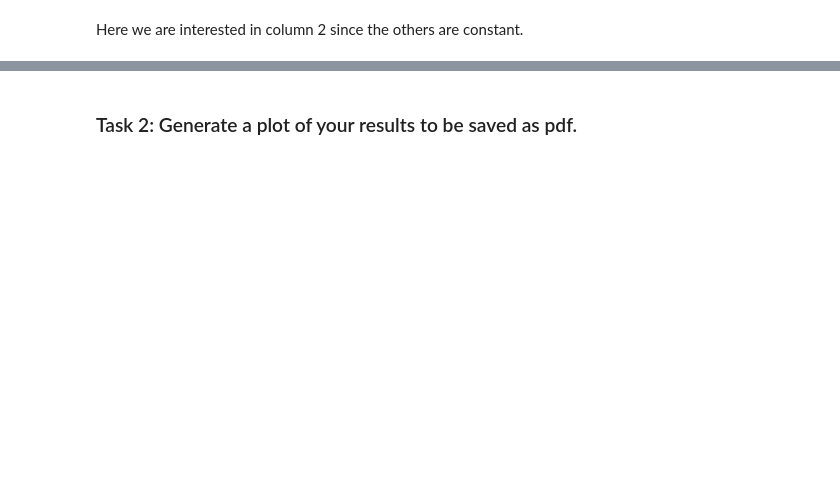
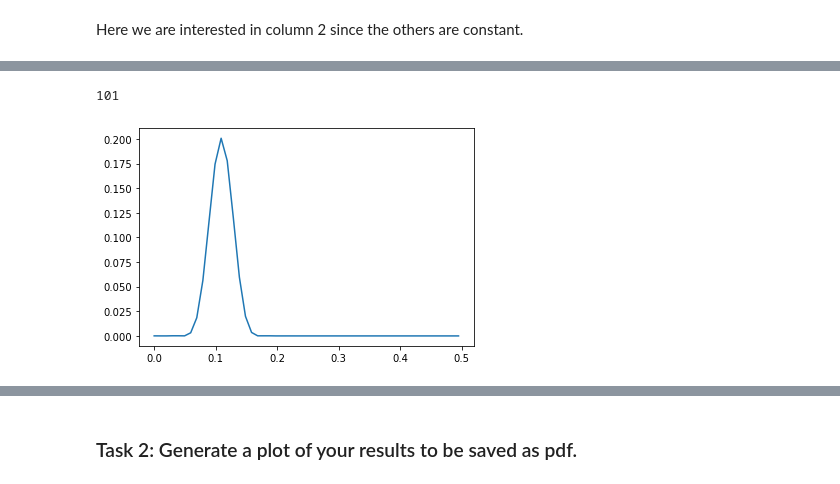
Before and after one commit to lovegreen74/my-test-repo, a Jupyter notebook: src/notebook_unit1.ipynb, the cells around one changed output, grey strips where cells are left out. Cells and saved outputs as stored; diff of their text form; code cells hidden in the pictures; blank space fills up the shorter version.

```diff
--- a/src/notebook_unit1.ipynb
+++ b/src/notebook_unit1.ipynb
@@ -223,0 +378,14 @@ Here we are interested in column 2 since the others are constant.
+# %%
+# do the FT
+def do_DFT(data, tmax):
+    data_s = np.fft.rfft(data)
+    data_w = np.fft.rfftfreq(tmax)
+    return data_s, data_w
+# %%
+print(len(efield2[0]))
+efield_s, frequency = do_DFT(efield2[1], len(efield2[0]))
+plt.plot(frequency, abs(efield_s)**2) # the frequency of this laser pulse was 0.116
+plt.show()
+# %% [output]
+101
+[figure, added]
```
Also changed, not shown: parts of 36 cells of this notebook, 6 other files.
